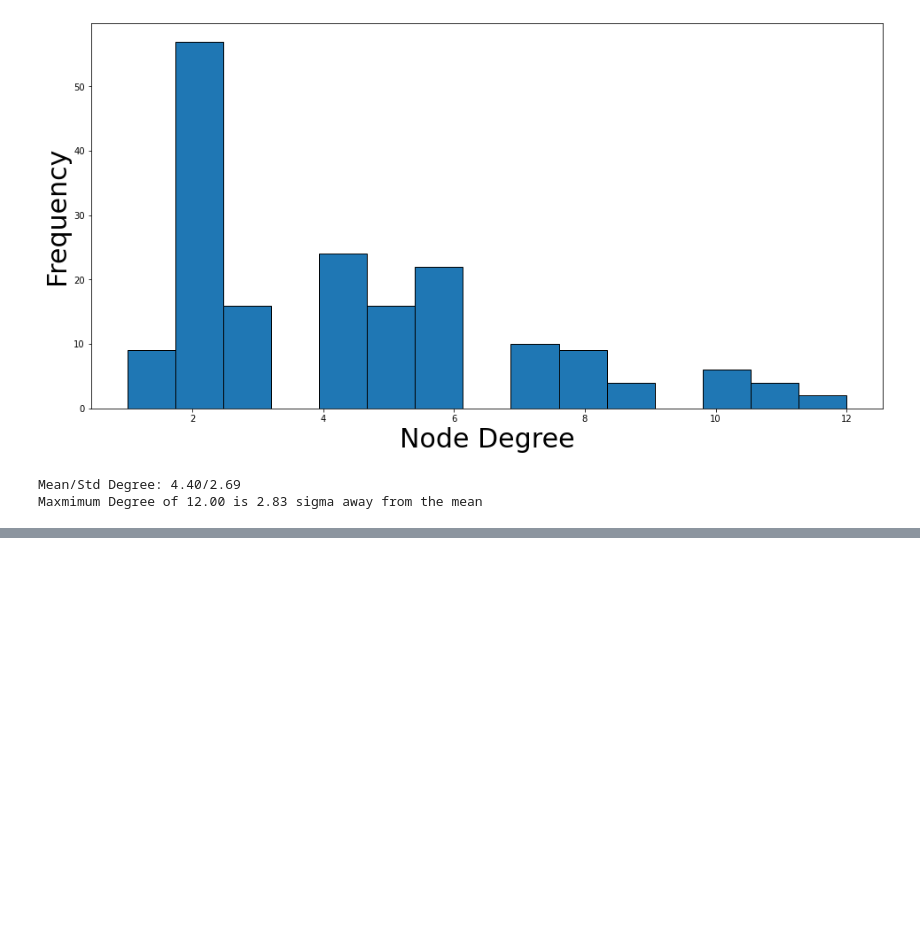
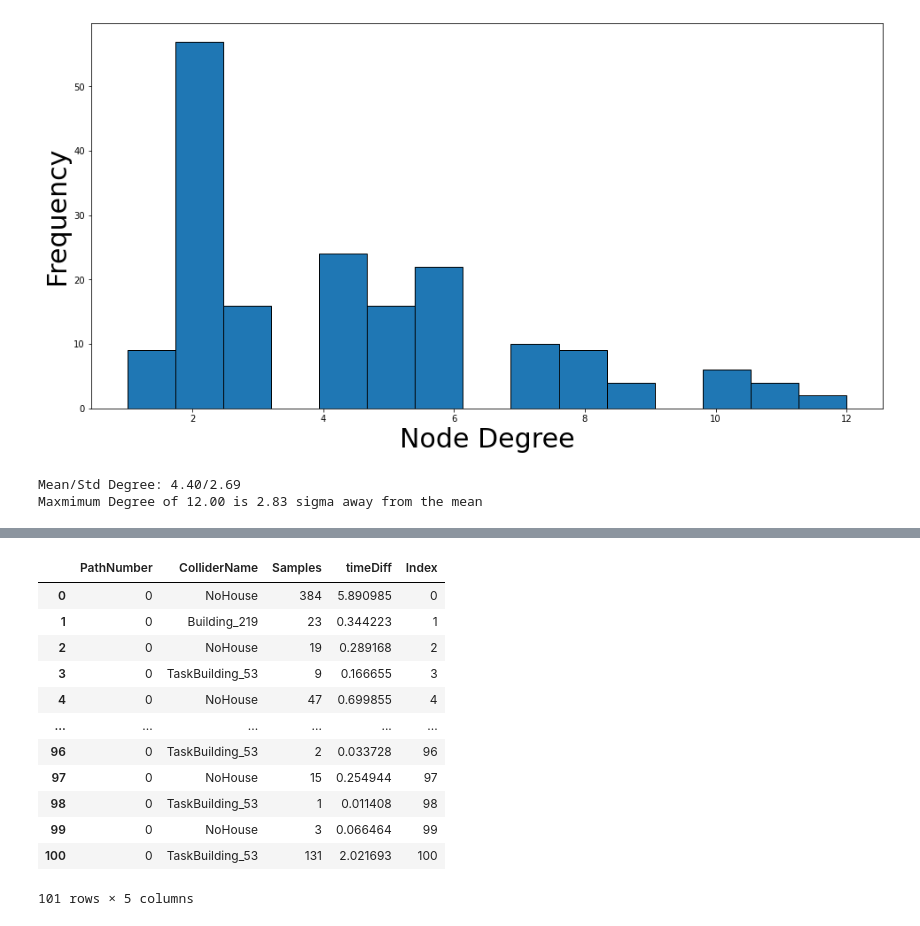
Before and after one commit to lucasessmann/GTA_ET, a Jupyter notebook: PathfindingGraphs.ipynb, the cells around one changed output, grey strips where cells are left out. Drawn from its saved outputs; the diff is of its cells as text; code cells hidden in the pictures; blank space fills up the shorter version.

```diff
--- a/PathfindingGraphs.ipynb
+++ b/PathfindingGraphs.ipynb
@@ -109,7 +109,7 @@ import time
 # %%
 OG_DATA_PATH = './'
 
-condition = 'Dyadic' # Single, Dyadic, SingleC
+condition = 'Single' # Single, Dyadic, SingleC
 DATA_PATH = './Data {}/'.format(condition)
 LAB_DATA_PATH = "D:/StefanSpaRe/DataBackUp/seahavenlab/"
 LAB_DATA_PATH += condition.lower() + '/';
@@ -1124,0 +1152,24 @@ Maxmimum Degree of 12.00 is 2.83 sigma away from the mean
+# %%
+perf_df = pd.read_csv(PROCESSED_DATA_PATH + condition + '_Performance_Analysis.csv');
+paths_crossed = pd.DataFrame(columns=['SubjectID', 'PathNum', 'Crossed', 'Success']);
+
+for subject in subIDs:
+    try:
+        int_df = pd.read_csv(PROCESSED_DATA_PATH + str(subject) + '_interpolation_df.csv');
+    except:
+        print('Interpolation df for subject ' + str(subject) + ' not found');
+
+    subject_perf = perf_df.loc[perf_df.SubjectID == subject]
+
+    for i in range(10):
+        path_df = int_df[int_df.PathNumber == i];
+
+        crossed = path_crossed_triangulation(path_df);
+        success = subject_perf["P"+i+":Success"];
+
+        paths_crossed = paths_crossed.append({
+            'SubjectID' : subject,
+            'PathNum' : i,
+            'Crossed' : crossed,
+            'Success' : success
+        }, ignore_index = True)
@@ -1124,0 +1194,16 @@ Maxmimum Degree of 12.00 is 2.83 sigma away from the mean
+# %%
+path_df
+# %% [output]
+|  | PathNumber | ColliderName | Samples | timeDiff | Index |
+| 0 | 0 | NoHouse | 384 | 5.890985 | 0 |
+| 1 | 0 | Building_219 | 23 | 0.344223 | 1 |
+| 2 | 0 | NoHouse | 19 | 0.289168 | 2 |
+| 3 | 0 | TaskBuilding_53 | 9 | 0.166655 | 3 |
+| 4 | 0 | NoHouse | 47 | 0.699855 | 4 |
+| ... | ... | ... | ... | ... | ... |
+| 96 | 0 | TaskBuilding_53 | 2 | 0.033728 | 96 |
+| 97 | 0 | NoHouse | 15 | 0.254944 | 97 |
+| 98 | 0 | TaskBuilding_53 | 1 | 0.011408 | 98 |
+| 99 | 0 | NoHouse | 3 | 0.066464 | 99 |
+| 100 | 0 | TaskBuilding_53 | 131 | 2.021693 | 100 |
+101 rows × 5 columns
```
Also changed, not shown: parts of 6 cells of this notebook, 1 other file.
